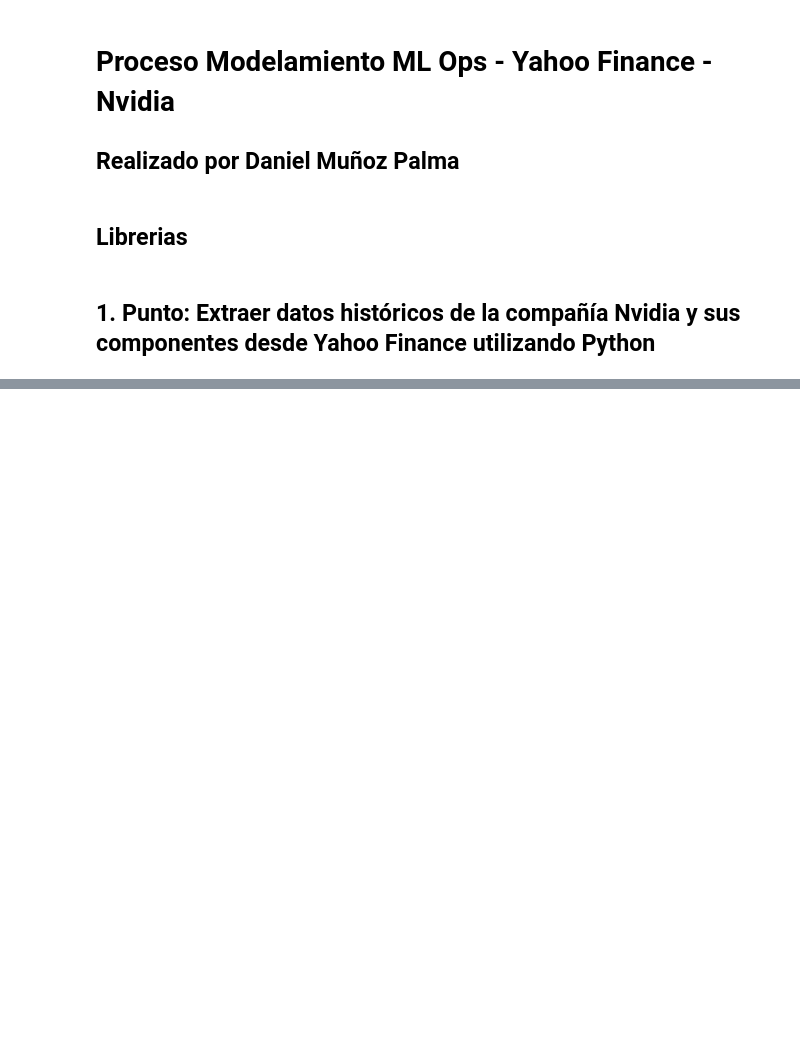
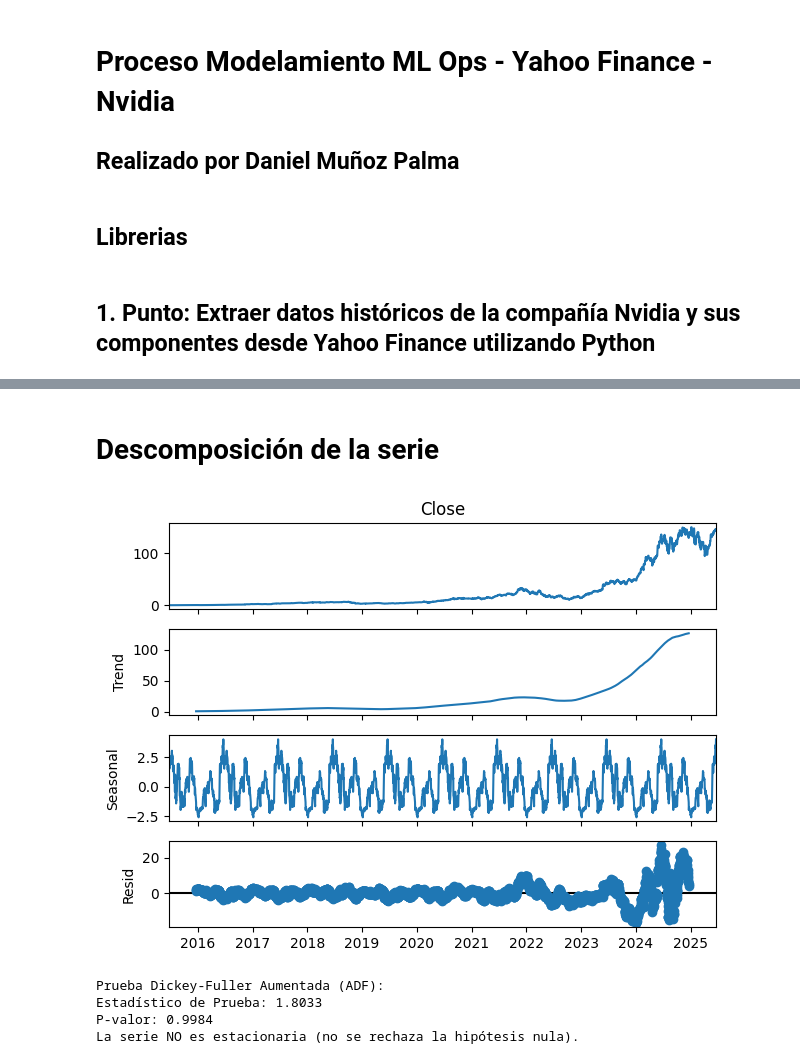
Before and after one commit to Danie8904/prueba_NVIDIA_yahoo_Finance, a Jupyter notebook: Notebook/nvidia_modelos.ipynb, the cells around one changed output, grey strips where cells are left out. Cells and saved outputs as stored; diff of their text form; code cells hidden in the pictures; blank space fills up the shorter version.

Commit message:
Actualización Resultados Random Forest y NoteBook con EDA y Modelamiento

```diff
--- a/Notebook/nvidia_modelos.ipynb
+++ b/Notebook/nvidia_modelos.ipynb
@@ -36,0 +106,30 @@ nvda.head()
+# %% [markdown]
+# Descomposición de la serie
+# %%
+from statsmodels.tsa.seasonal import seasonal_decompose
+
+result = seasonal_decompose(df["Close"], model='additive', period=365)
+
+# Graficar los componentes
+result.plot()
+plt.show()
+# %% [output]
+[figure, added]
+# %%
+from statsmodels.tsa.stattools import adfuller
+
+resultado_adf = adfuller(df["Close"])
+
+print("Prueba Dickey-Fuller Aumentada (ADF):")
+print(f"Estadístico de Prueba: {resultado_adf[0]:.4f}")
+print(f"P-valor: {resultado_adf[1]:.4f}")
+#print(f"Valores Críticos: {resultado_adf[4]}")
+if resultado_adf[1] < 0.05:
+    print("La serie es estacionaria (se rechaza la hipótesis nula).")
+else:
+    print("La serie NO es estacionaria (no se rechaza la hipótesis nula).")
+# %% [output]
+Prueba Dickey-Fuller Aumentada (ADF):
+Estadístico de Prueba: 1.8033
+P-valor: 0.9984
+La serie NO es estacionaria (no se rechaza la hipótesis nula).
```
Also changed, not shown: parts of 35 cells of this notebook, 3 other files.
